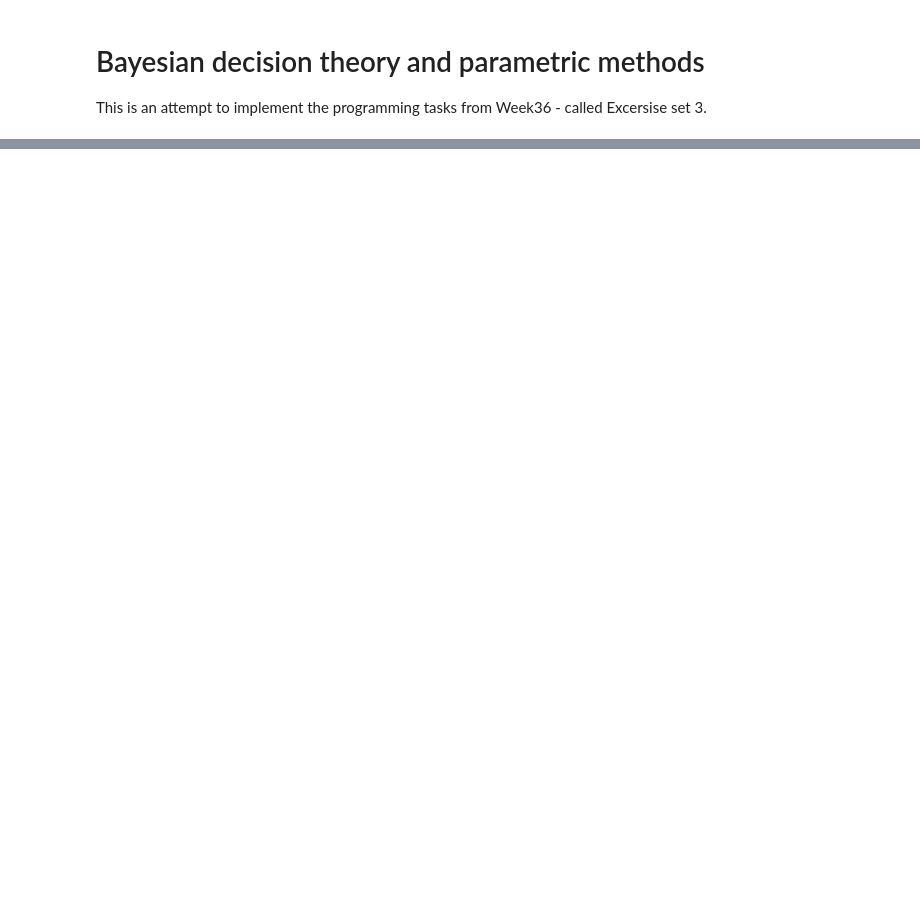
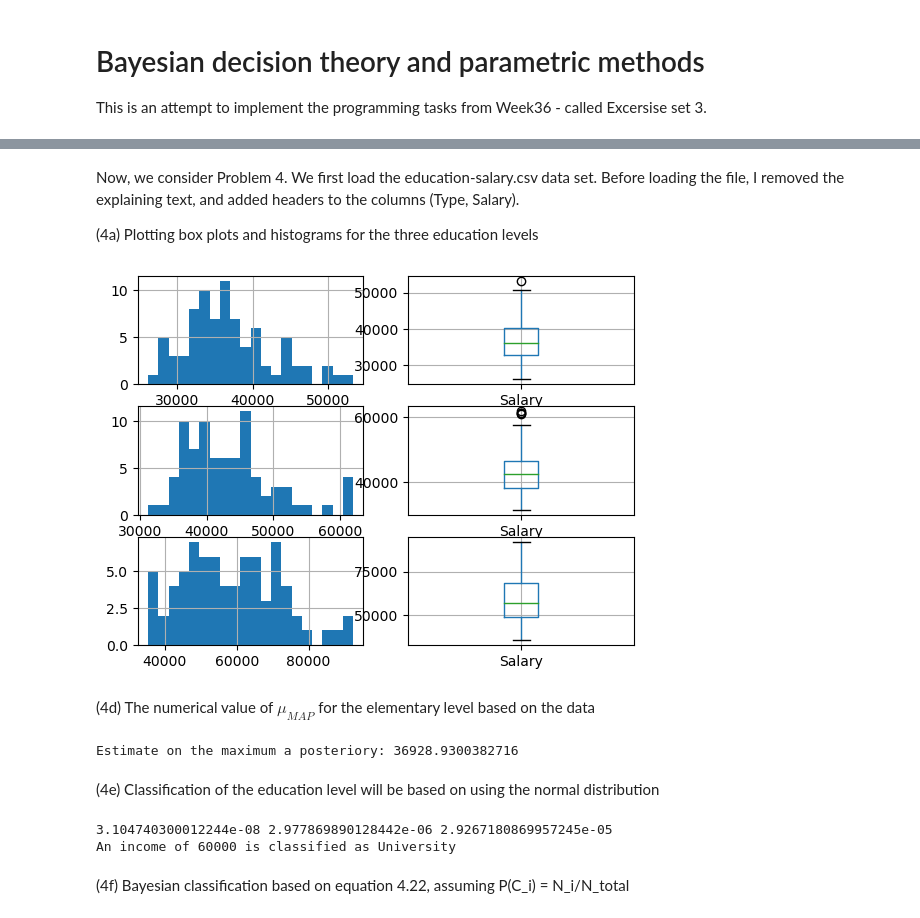
Before and after one commit to helgeingvart/FYS-2021, a Jupyter notebook: secondWeek.ipynb, the cells around one changed output, grey strips where cells are left out. Cells and saved outputs as stored; diff of their text form; code cells hidden in the pictures; blank space fills up the shorter version.

```diff
--- a/secondWeek.ipynb
+++ b/secondWeek.ipynb
@@ -93,0 +132,62 @@ print("|",false_negatives, true_positives, "|")
+# %% [markdown]
+Now, we consider Problem 4. We first load the education-salary.csv data set. Before loading the file, I removed the explaining text, and added headers to the columns (Type, Salary).
+
+(4a) Plotting box plots and histograms for the three education levels
+# %%
+import pandas as pd
+import matplotlib.pyplot as plt
+
+
+df = pd.read_csv("task-sheets/W36/education-salary.csv", sep=" ")
+
+primary = df[df['Type'] == 0]
+high = df[df['Type'] == 1]
+uni = df[df['Type'] == 2]
+
+fig, axes = plt.subplots(nrows=3, ncols=2)
+primary.Salary.hist(bins=20, ax=axes[0,0])
+primary.boxplot(column=['Salary'], ax=axes[0,1])
+
+high.Salary.hist(bins=20, ax=axes[1,0])
+high.boxplot(column=['Salary'], ax=axes[1,1])
+
+uni.Salary.hist(bins=20, ax=axes[2,0])
+uni.boxplot(column=['Salary'], ax=axes[2,1])
+
+plt.show()
+# %% [output]
+[figure, added]
+# %% [markdown]
+(4d) The numerical value of $\mu_{MAP}$ for the elementary level based on the data
+# %%
+mu_MAP = primary.Salary.mean()
+print("Estimate on the maximum a posteriory:", mu_MAP)
+# %% [output]
+Estimate on the maximum a posteriory: 36928.9300382716
+# %% [markdown]
+(4e) Classification of the education level will be based on using the normal distribution
+# %%
+def probability_gaussian(x, mean, std_dev):
+        return (1 / (sqrt(2 * pi) * std_dev)) * exp(-0.5 * ((x - mean) / std_dev)**2)
+
+x = 5000*12
+
+probability_0 = probability_gaussian(x, primary.Salary.mean(), primary.Salary.std())
+probability_1 = probability_gaussian(x, high.Salary.mean(), high.Salary.std())
+probability_2 = probability_gaussian(x, uni.Salary.mean(), uni.Salary.std())
+
+classificaiton = "Primary"
+
+if probability_1 > probability_0 and probability_1 > probability_2:
+    classificaiton = "High scool"
+
+if probability_2 > probability_1 and probability_2 > probability_0 :
+    classificaiton = "University"
+
+print(probability_0, probability_1, probability_2)
+print("An income of", x, "is classified as", classificaiton)
+# %% [output]
+3.104740300012244e-08 2.977869890128442e-06 2.9267180869957245e-05
+An income of 60000 is classified as University
+# %% [markdown]
+(4f) Bayesian classification based on equation 4.22, assuming P(C_i) = N_i/N_total
```
Also changed, not shown: parts of 5 cells of this notebook.
